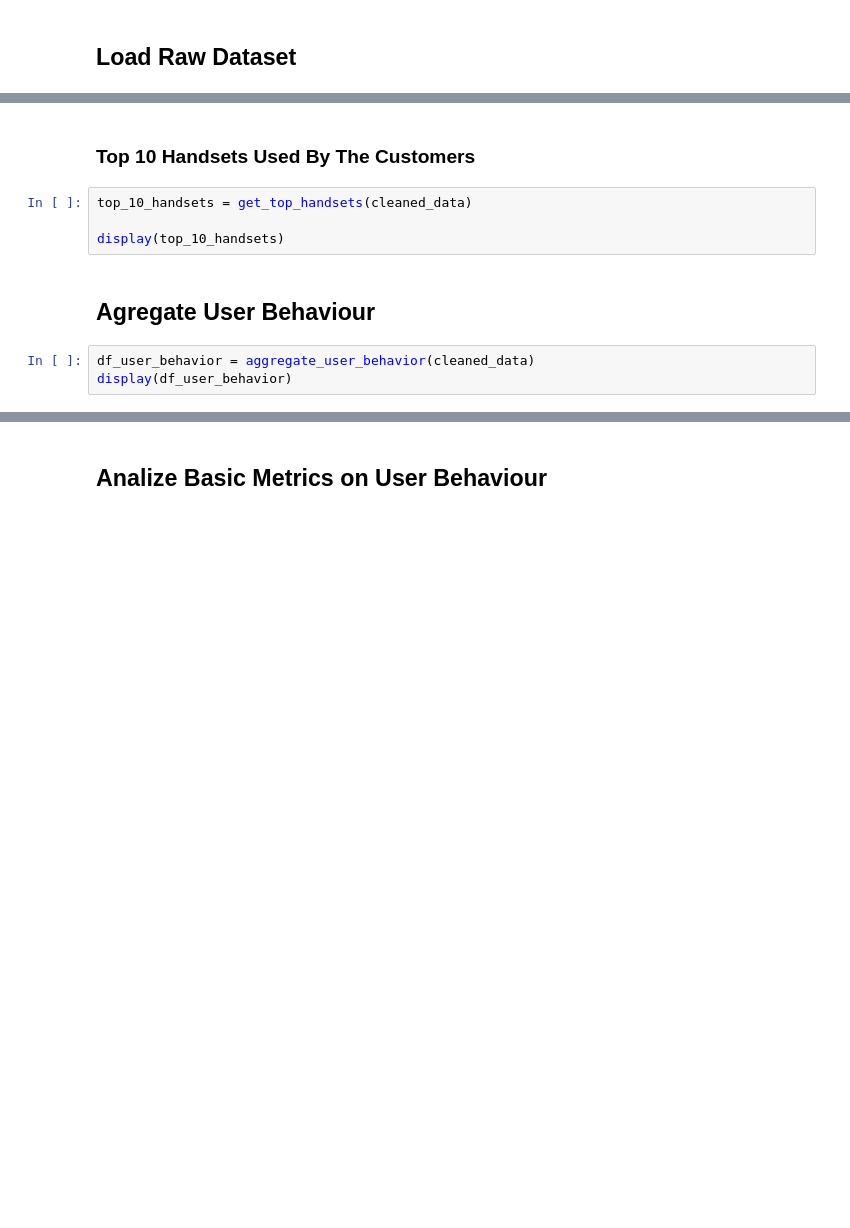
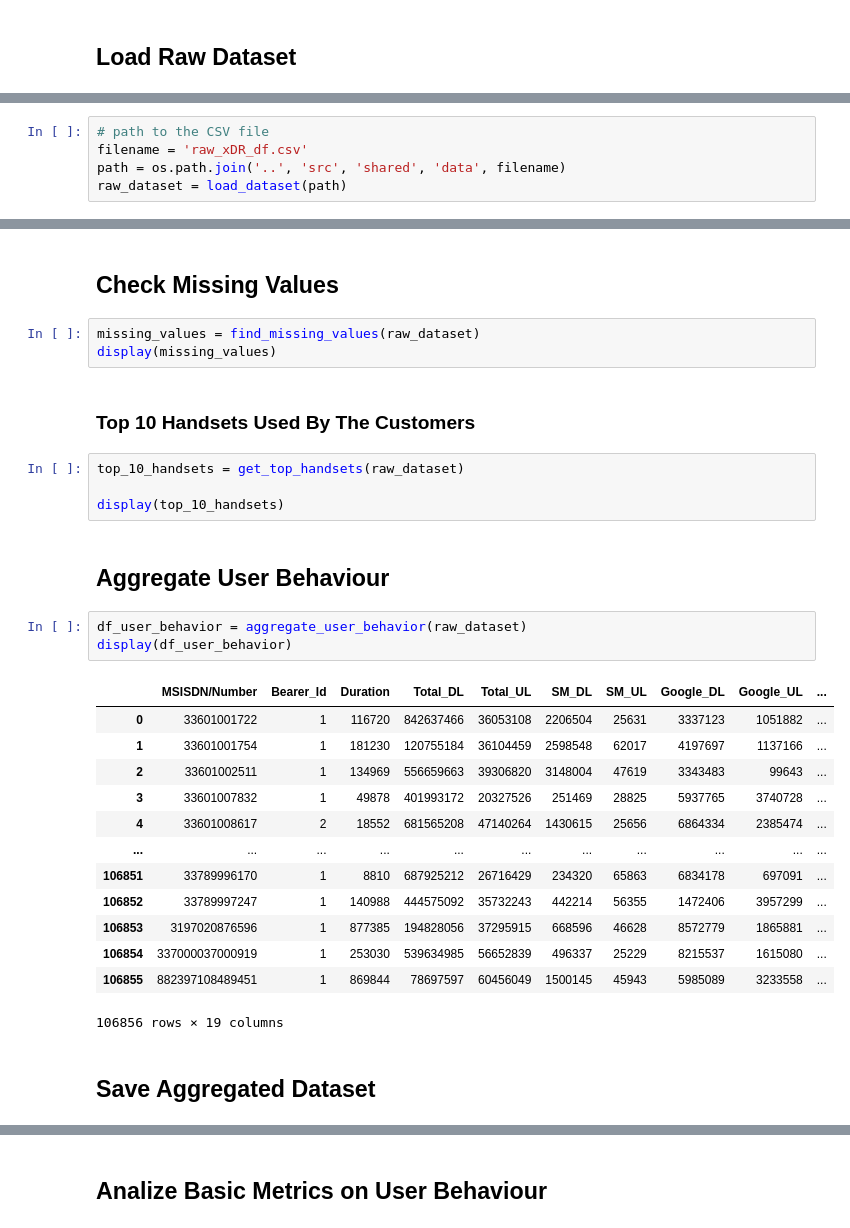
Before and after one commit to Daniel-Andarge/telecom-growth-analysis, a Jupyter notebook: notebooks/1.0-telco-data-exploration.ipynb, the cells around one changed output, grey strips where cells are left out. Saved outputs shown, nothing was run; the diff lists cells and outputs as text; blank space fills up the shorter version.

```diff
--- a/notebooks/1.0-telco-data-exploration.ipynb
+++ b/notebooks/1.0-telco-data-exploration.ipynb
@@ -114 +103,6 @@ raw_dataset = load_dataset()
+# %%
+# path to the CSV file
+filename = 'raw_xDR_df.csv'
+path = os.path.join('..', 'src', 'shared', 'data', filename)
+raw_dataset = load_dataset(path)
 # %% [markdown]
@@ -118,11 +126,32 @@ display(raw_dataset)
+# %% [markdown]
+## Check Missing Values
+# %%
+missing_values = find_missing_values(raw_dataset)
+display(missing_values)
 # %% [markdown]
 ### Top 10 Handsets Used By The Customers
 # %%
-top_10_handsets = get_top_handsets(cleaned_data)
+top_10_handsets = get_top_handsets(raw_dataset)
 
 display(top_10_handsets)
 # %% [markdown]
-## Agregate User Behaviour
+## Aggregate User Behaviour
 # %%
-df_user_behavior = aggregate_user_behavior(cleaned_data)
+df_user_behavior = aggregate_user_behavior(raw_dataset)
 display(df_user_behavior)
+# %% [output]
+|  | MSISDN/Number | Bearer_Id | Duration | Total_DL | Total_UL | SM_DL | SM_UL | Google_DL | Google_UL | ... |
+| 0 | 33601001722 | 1 | 116720 | 842637466 | 36053108 | 2206504 | 25631 | 3337123 | 1051882 | ... |
+| 1 | 33601001754 | 1 | 181230 | 120755184 | 36104459 | 2598548 | 62017 | 4197697 | 1137166 | ... |
+| 2 | 33601002511 | 1 | 134969 | 556659663 | 39306820 | 3148004 | 47619 | 3343483 | 99643 | ... |
+| 3 | 33601007832 | 1 | 49878 | 401993172 | 20327526 | 251469 | 28825 | 5937765 | 3740728 | ... |
+| 4 | 33601008617 | 2 | 18552 | 681565208 | 47140264 | 1430615 | 25656 | 6864334 | 2385474 | ... |
+| ... | ... | ... | ... | ... | ... | ... | ... | ... | ... | ... |
+| 106851 | 33789996170 | 1 | 8810 | 687925212 | 26716429 | 234320 | 65863 | 6834178 | 697091 | ... |
+| 106852 | 33789997247 | 1 | 140988 | 444575092 | 35732243 | 442214 | 56355 | 1472406 | 3957299 | ... |
+| 106853 | 3197020876596 | 1 | 877385 | 194828056 | 37295915 | 668596 | 46628 | 8572779 | 1865881 | ... |
+| 106854 | 337000037000919 | 1 | 253030 | 539634985 | 56652839 | 496337 | 25229 | 8215537 | 1615080 | ... |
+| 106855 | 882397108489451 | 1 | 869844 | 78697597 | 60456049 | 1500145 | 45943 | 5985089 | 3233558 | ... |
+106856 rows × 19 columns
+# %% [markdown]
+## Save Aggregated Dataset
```
Also changed, not shown: parts of 42 cells of this notebook, 5 other files.
